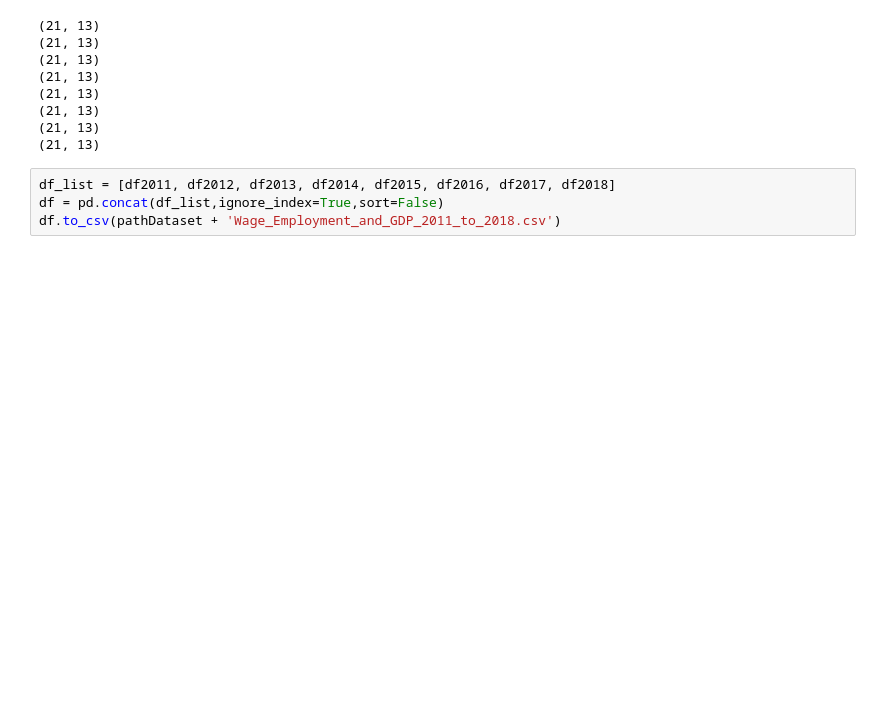
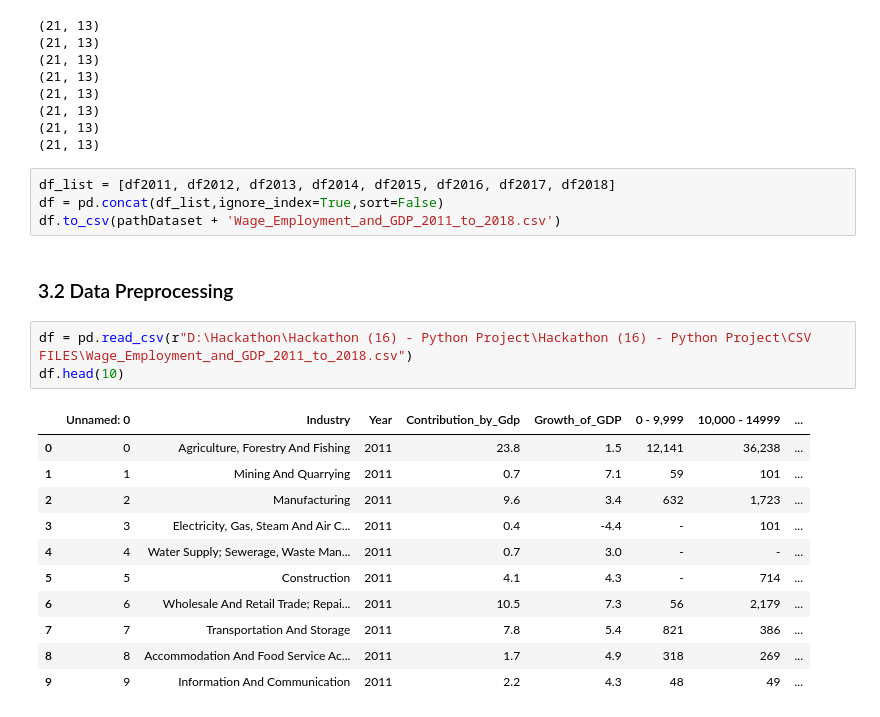
Before and after one commit to Harikiran2903/Predictive-Analysis-of-Productive-Employment-based-on-Economic-Growth, a Jupyter notebook: analysis.ipynb, the cells around one changed output. Drawn from its saved outputs; the diff is of its cells as text; blank space fills up the shorter version.

Commit message:
3.2 Data Preparation

```diff
--- a/analysis.ipynb
+++ b/analysis.ipynb
@@ -270,3 +270,20 @@ for i in list_df:
 df_list = [df2011, df2012, df2013, df2014, df2015, df2016, df2017, df2018]
 df = pd.concat(df_list,ignore_index=True,sort=False)
 df.to_csv(pathDataset + 'Wage_Employment_and_GDP_2011_to_2018.csv')
+# %% [markdown]
+### 3.2 Data Preprocessing
+# %%
+df = pd.read_csv(r"D:\Hackathon\Hackathon (16) - Python Project\Hackathon (16) - Python Project\CSV FILES\Wage_Employment_and_GDP_2011_to_2018.csv")
+df.head(10)
+# %% [output]
+|  | Unnamed: 0 | Industry | Year | Contribution_by_Gdp | Growth_of_GDP | 0 - 9,999 | 10,000 - 14999 | ... |
+| 0 | 0 | Agriculture, Forestry And Fishing | 2011 | 23.8 | 1.5 | 12,141 | 36,238 | ... |
+| 1 | 1 | Mining And Quarrying | 2011 | 0.7 | 7.1 | 59 | 101 | ... |
+| 2 | 2 | Manufacturing | 2011 | 9.6 | 3.4 | 632 | 1,723 | ... |
+| 3 | 3 | Electricity, Gas, Steam And Air C... | 2011 | 0.4 | -4.4 | - | 101 | ... |
+| 4 | 4 | Water Supply; Sewerage, Waste Man... | 2011 | 0.7 | 3.0 | - | - | ... |
+| 5 | 5 | Construction | 2011 | 4.1 | 4.3 | - | 714 | ... |
+| 6 | 6 | Wholesale And Retail Trade; Repai... | 2011 | 10.5 | 7.3 | 56 | 2,179 | ... |
+| 7 | 7 | Transportation And Storage | 2011 | 7.8 | 5.4 | 821 | 386 | ... |
+| 8 | 8 | Accommodation And Food Service Ac... | 2011 | 1.7 | 4.9 | 318 | 269 | ... |
+| 9 | 9 | Information And Communication | 2011 | 2.2 | 4.3 | 48 | 49 | ... |
```
Also changed, not shown: parts of 20 cells of this notebook.
